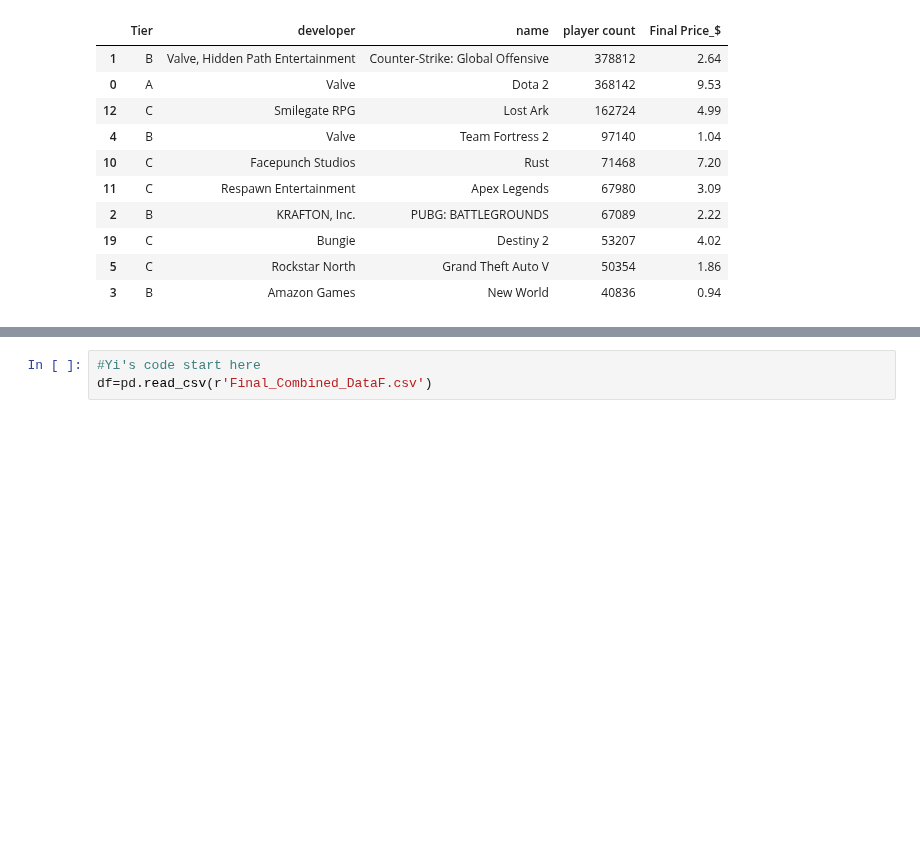
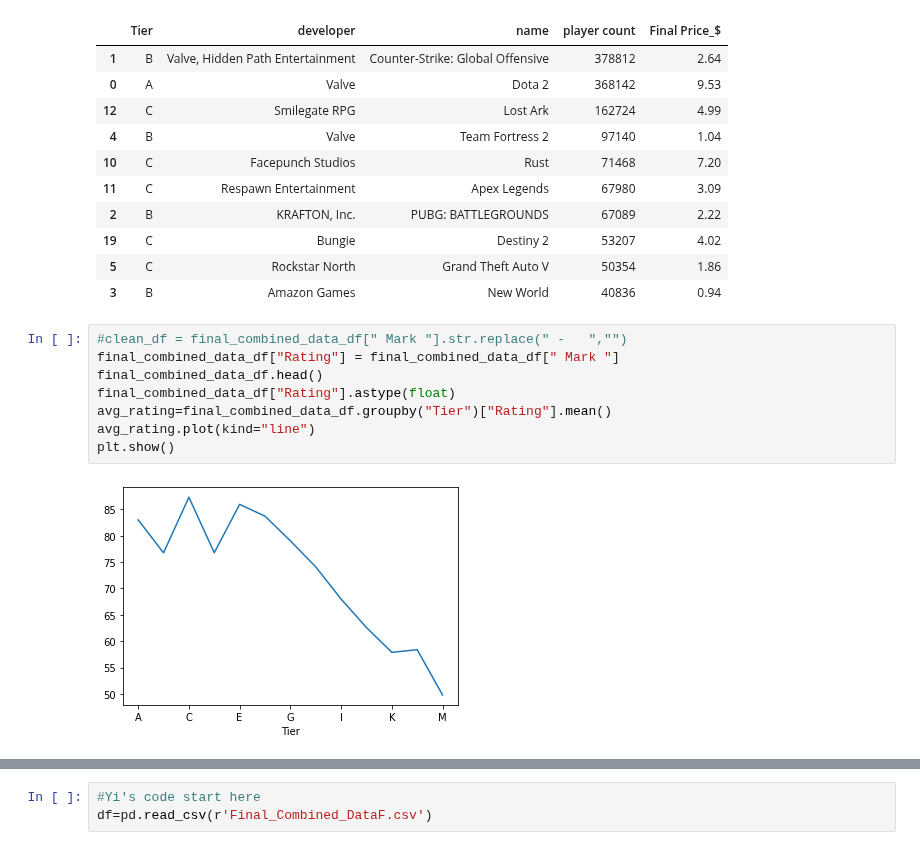
Before and after one commit to HBodden/project1, a Jupyter notebook: SEAMS.ipynb, the cells around one changed output, grey strips where cells are left out. Cells and saved outputs as stored; diff of their text form; blank space fills up the shorter version.

```diff
--- a/SEAMS.ipynb
+++ b/SEAMS.ipynb
@@ -278,3 +294,13 @@ trim_df[["Tier","developer","name", "player count", "Final Price_$"]]
 | 19 | C | Bungie | Destiny 2 | 53207 | 4.02 |
 | 5 | C | Rockstar North | Grand Theft Auto V | 50354 | 1.86 |
 | 3 | B | Amazon Games | New World | 40836 | 0.94 |
+# %%
+#clean_df = final_combined_data_df[" Mark "].str.replace(" -   ","")
+final_combined_data_df["Rating"] = final_combined_data_df[" Mark "]
+final_combined_data_df.head()
+final_combined_data_df["Rating"].astype(float)
+avg_rating=final_combined_data_df.groupby("Tier")["Rating"].mean()
+avg_rating.plot(kind="line")
+plt.show()
+# %% [output]
+[figure, added]
```
Also changed, not shown: parts of 15 cells of this notebook, 2 other files.
